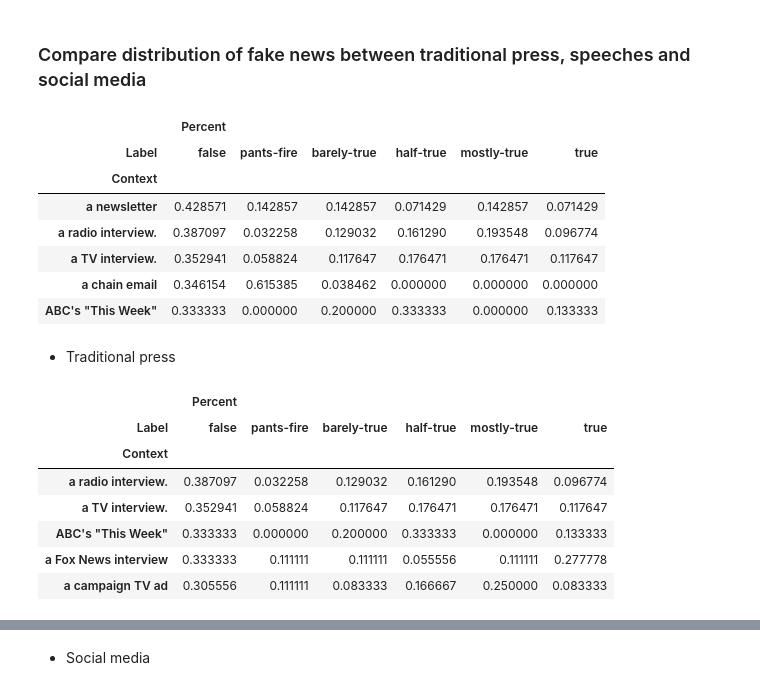
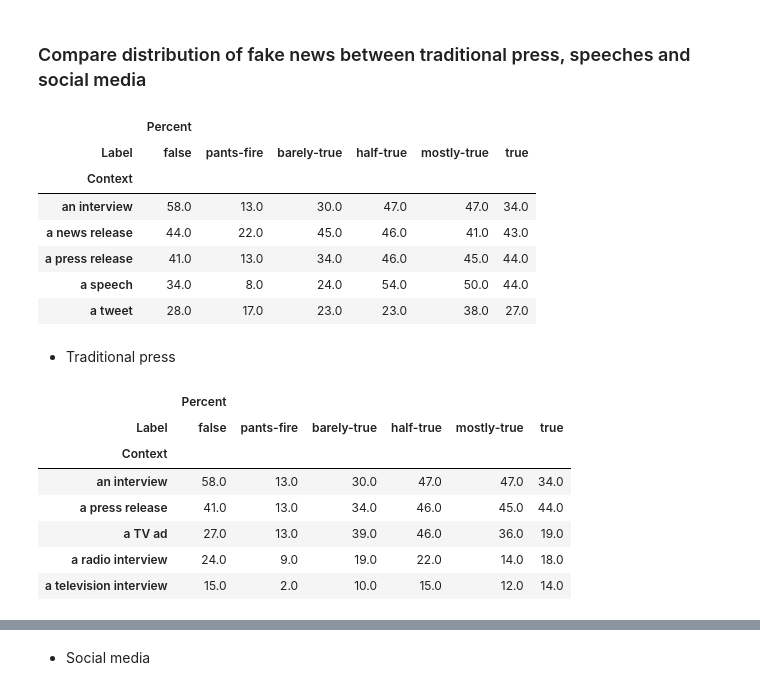
Before and after one commit to nicolasFontbonne/ADA-FakeNews, a Jupyter notebook: main_analysis.ipynb, the cells around one changed output, grey strips where cells are left out. Drawn from its saved outputs; the diff is of its cells as text; code cells hidden in the pictures.

```diff
--- a/main_analysis.ipynb
+++ b/main_analysis.ipynb
@@ -96,5 +96,5 @@ print(BeautifulSoup(get_additional_info("1123.json")['statement'], 'html.parser'
 # %%
 liar_df['Date'] = pd.Series(np.zeros(len(liar_df)), index=liar_df.index)
 # %%
-for i in range(0,len(liar_df)):
-    liar_df.loc[i,'Date'] = get_additional_info(liar_df.loc[i,'ID'])['statement_date']
+#for i in range(0,len(liar_df)):
+#    liar_df.loc[i,'Date'] = get_additional_info(liar_df.loc[i,'ID'])['statement_date']
@@ -109,7 +107,7 @@ All of the result and interpretation we can have from this dataset are condition
 # %% [markdown]
 ------
 # %%
-def get_truth_distribution(data, col_name, count_threshold):
+def get_truth_distribution(data, col_name, count_threshold, normalize = True):
     df = data[[col_name, "ID", "Label"]]
     df.columns = [col_name, "Percent", "Label"]
     col_subject = df.groupby([col_name, "Label"]).count()[["Percent"]]
@@ -117,7 +115,8 @@ def get_truth_distribution(data, col_name, count_threshold):
     col_subject = col_subject.fillna(0)
     col_subject = col_subject[[('Percent', 'false'), ('Percent', 'pants-fire'), ('Percent', 'barely-true'),('Percent', 'half-true'),('Percent', 'mostly-true'),('Percent', 'true')]]
     col_subject = col_subject[col_subject.sum(axis = 1) >= count_threshold]
-    col_subject = col_subject.div(col_subject.sum(axis = 1),axis = 'index')
+    if normalize == True:
+        col_subject = col_subject.div(col_subject.sum(axis = 1),axis = 'index')
     col_subject = col_subject.sort_values(by=[('Percent', 'false')], ascending = False)
     return col_subject
 # %% [markdown]
@@ -218,17 +217,17 @@ Well ... I don't really know what to say on that
 # %% [markdown]
 ### Compare distribution of fake news between traditional press, speeches and social media
 # %%
-context_distribution = get_truth_distribution(liar_df, "Context", 10)
+context_distribution = get_truth_distribution(liar_df, "Context", 10, normalize = False)
 context_distribution.head()
 # %% [output]
 |  | Percent |  |  |  |  |  |
 | Label | false | pants-fire | barely-true | half-true | mostly-true | true |
 | Context |  |  |  |  |  |  |
-| a newsletter | 0.428571 | 0.142857 | 0.142857 | 0.071429 | 0.142857 | 0.071429 |
-| a radio interview. | 0.387097 | 0.032258 | 0.129032 | 0.161290 | 0.193548 | 0.096774 |
-| a TV interview. | 0.352941 | 0.058824 | 0.117647 | 0.176471 | 0.176471 | 0.117647 |
-| a chain email | 0.346154 | 0.615385 | 0.038462 | 0.000000 | 0.000000 | 0.000000 |
-| ABC's "This Week" | 0.333333 | 0.000000 | 0.200000 | 0.333333 | 0.000000 | 0.133333 |
+| an interview | 58.0 | 13.0 | 30.0 | 47.0 | 47.0 | 34.0 |
+| a news release | 44.0 | 22.0 | 45.0 | 46.0 | 41.0 | 43.0 |
+| a press release | 41.0 | 13.0 | 34.0 | 46.0 | 45.0 | 44.0 |
+| a speech | 34.0 | 8.0 | 24.0 | 54.0 | 50.0 | 44.0 |
+| a tweet | 28.0 | 17.0 | 23.0 | 23.0 | 38.0 | 27.0 |
 # %% [markdown]
 * Traditional press
 # %%
@@ -239,8 +238,8 @@ traditional_press_sets.head()
 |  | Percent |  |  |  |  |  |
 | Label | false | pants-fire | barely-true | half-true | mostly-true | true |
 | Context |  |  |  |  |  |  |
-| a radio interview. | 0.387097 | 0.032258 | 0.129032 | 0.161290 | 0.193548 | 0.096774 |
-| a TV interview. | 0.352941 | 0.058824 | 0.117647 | 0.176471 | 0.176471 | 0.117647 |
-| ABC's "This Week" | 0.333333 | 0.000000 | 0.200000 | 0.333333 | 0.000000 | 0.133333 |
-| a Fox News interview | 0.333333 | 0.111111 | 0.111111 | 0.055556 | 0.111111 | 0.277778 |
-| a campaign TV ad | 0.305556 | 0.111111 | 0.083333 | 0.166667 | 0.250000 | 0.083333 |
+| an interview | 58.0 | 13.0 | 30.0 | 47.0 | 47.0 | 34.0 |
+| a press release | 41.0 | 13.0 | 34.0 | 46.0 | 45.0 | 44.0 |
+| a TV ad | 27.0 | 13.0 | 39.0 | 46.0 | 36.0 | 19.0 |
+| a radio interview | 24.0 | 9.0 | 19.0 | 22.0 | 14.0 | 18.0 |
+| a television interview | 15.0 | 2.0 | 10.0 | 15.0 | 12.0 | 14.0 |
```
Also changed, not shown: parts of 8 cells of this notebook.
